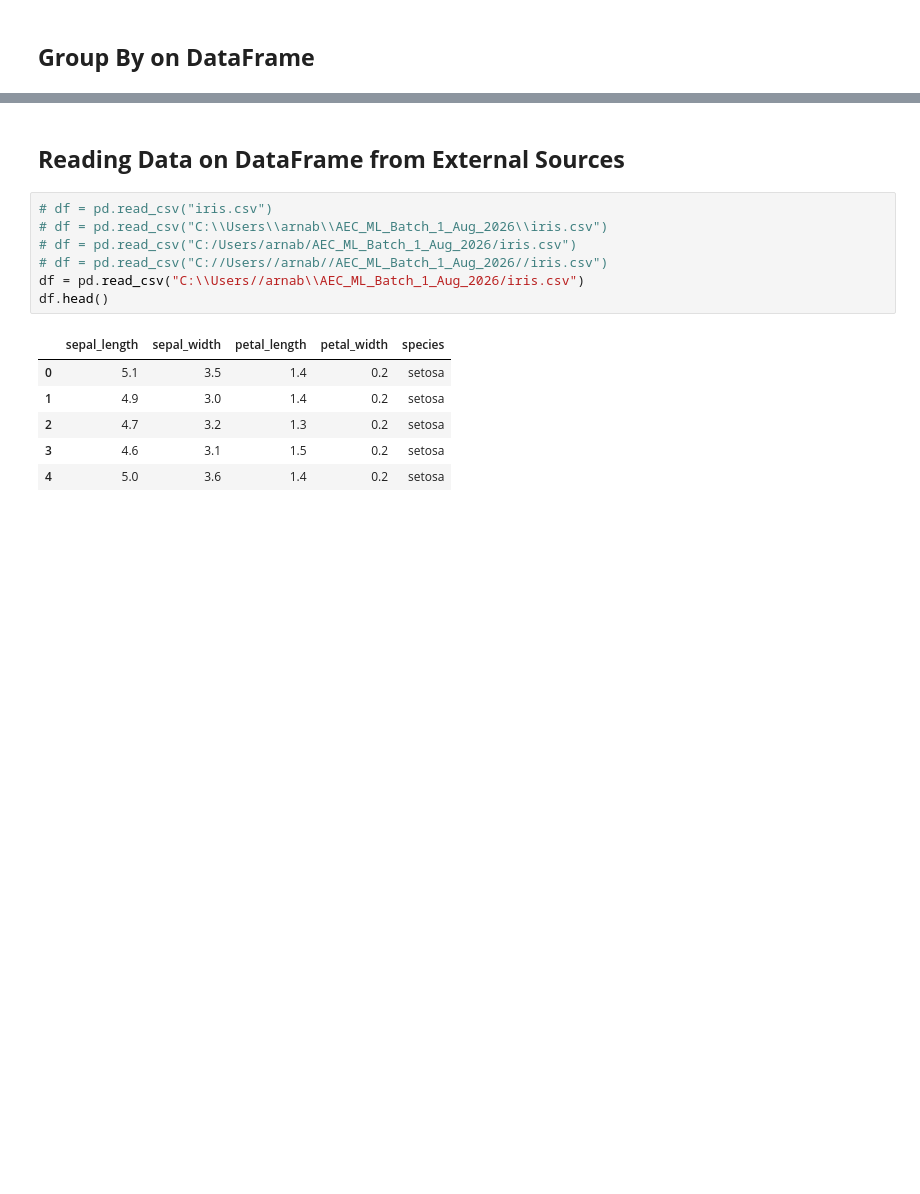
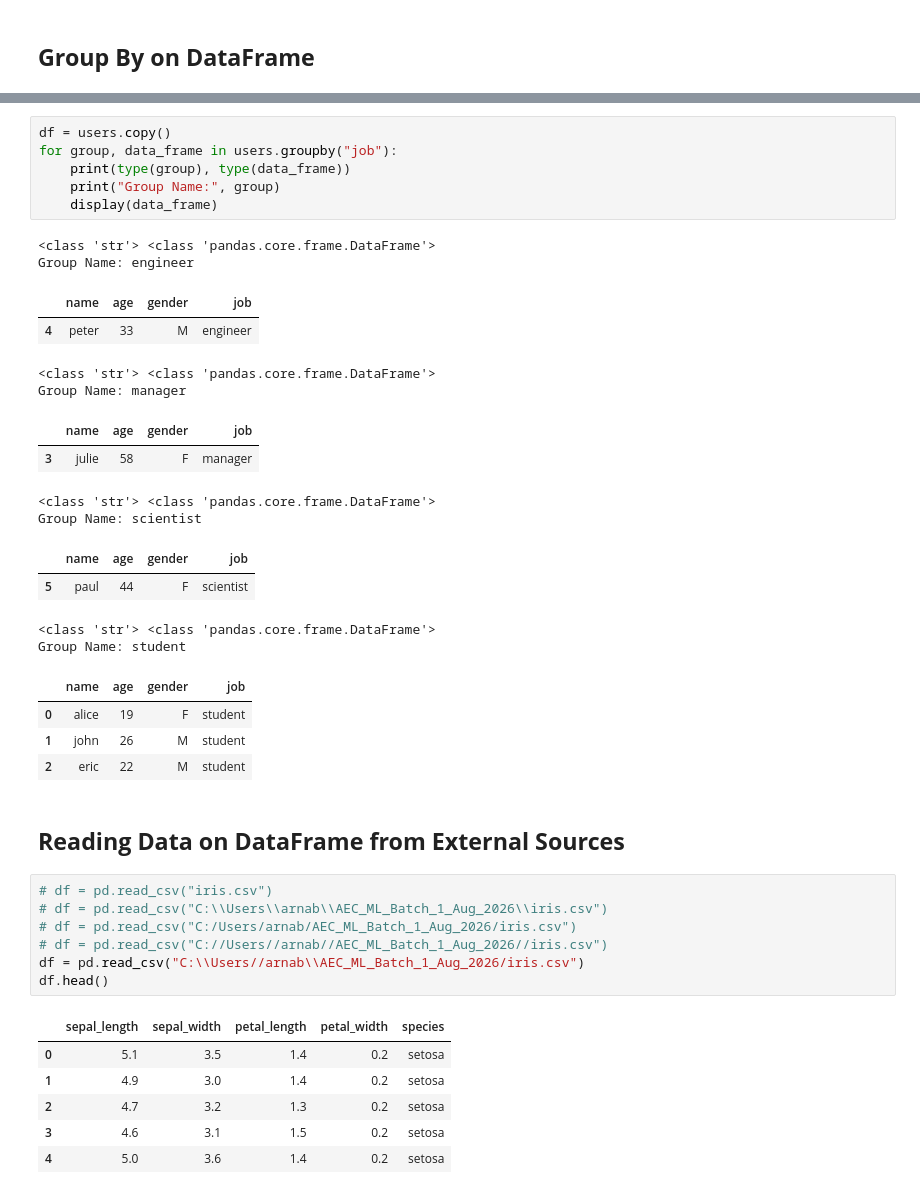
Before and after one commit to toarnabtrainer/AEC_ML_Batch_1_August_2026, a Jupyter notebook: Pandas.ipynb, the cells around one changed output, grey strips where cells are left out. Cells and saved outputs as stored; diff of their text form; blank space fills up the shorter version.

```diff
--- a/Pandas.ipynb
+++ b/Pandas.ipynb
@@ -1275,3 +1330,28 @@ Male height mean: 177.5 <class 'float'>
+# %%
+df = users.copy()
+for group, data_frame in users.groupby("job"):
+    print(type(group), type(data_frame))
+    print("Group Name:", group)
+    display(data_frame)
+# %% [output]
+<class 'str'> <class 'pandas.core.frame.DataFrame'>
+Group Name: engineer
+|  | name | age | gender | job |
+| 4 | peter | 33 | M | engineer |
+<class 'str'> <class 'pandas.core.frame.DataFrame'>
+Group Name: manager
+|  | name | age | gender | job |
+| 3 | julie | 58 | F | manager |
+<class 'str'> <class 'pandas.core.frame.DataFrame'>
+Group Name: scientist
+|  | name | age | gender | job |
+| 5 | paul | 44 | F | scientist |
+<class 'str'> <class 'pandas.core.frame.DataFrame'>
+Group Name: student
+|  | name | age | gender | job |
+| 0 | alice | 19 | F | student |
+| 1 | john | 26 | M | student |
+| 2 | eric | 22 | M | student |
 # %% [markdown]
 ## **Reading Data on DataFrame from External Sources**
 # %%
```
Also changed, not shown: parts of 18 cells of this notebook.
